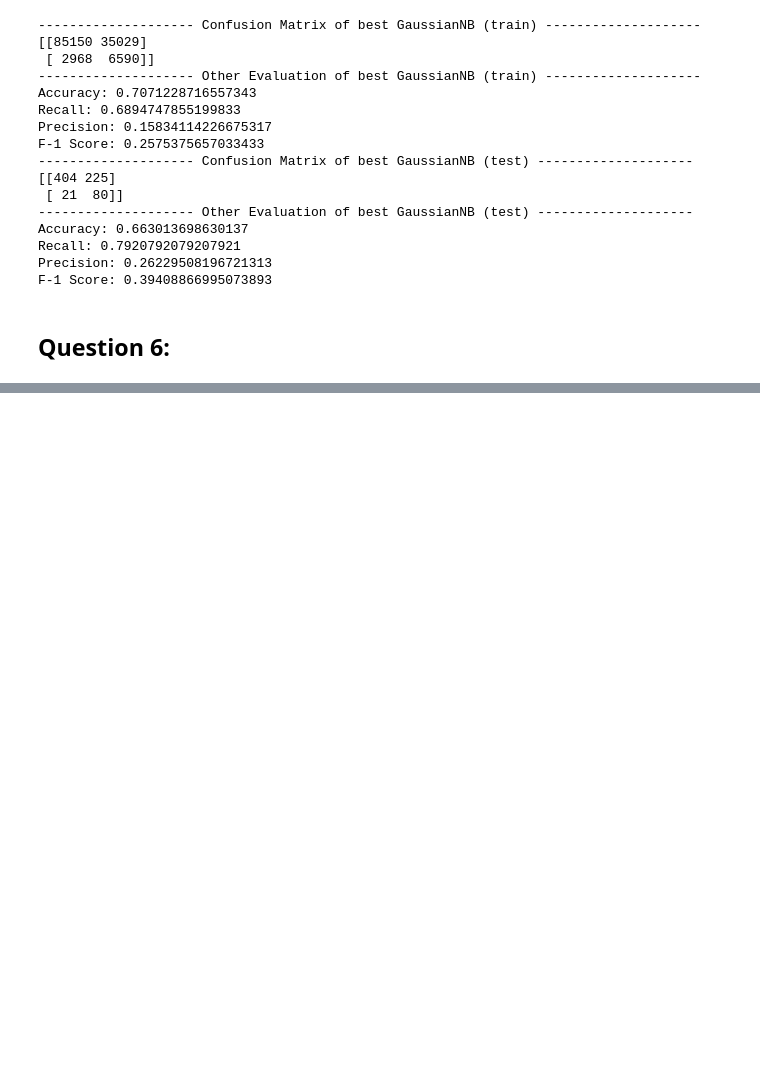
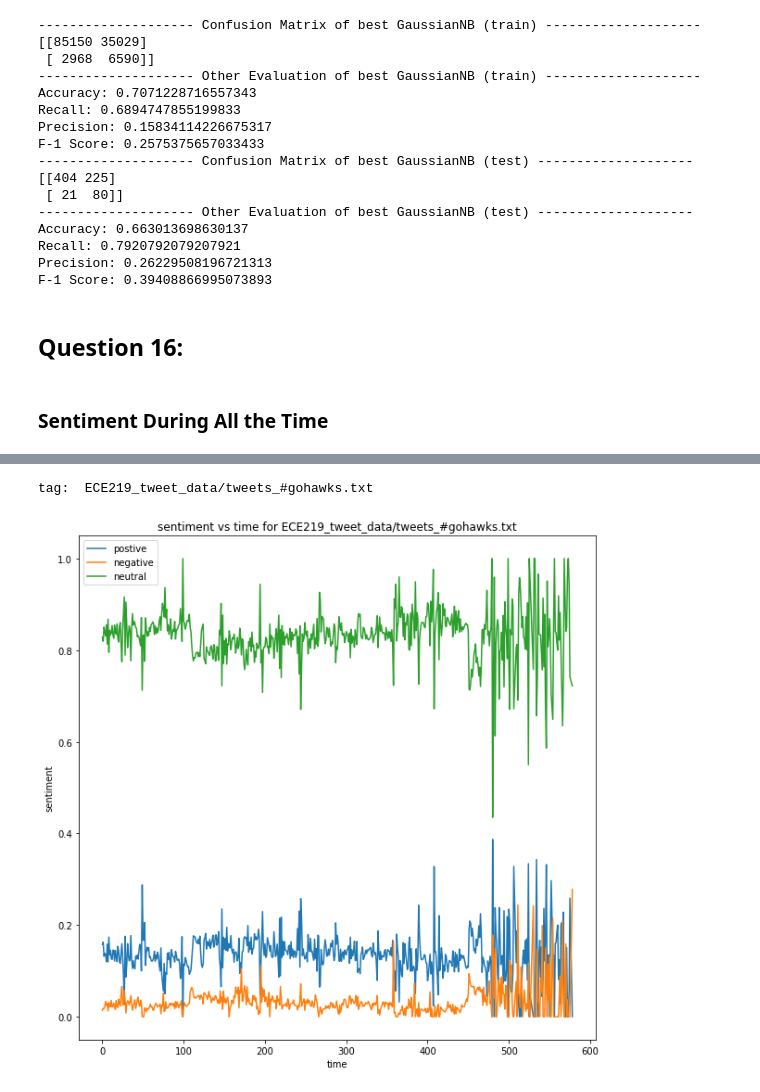
Before and after one commit to Shuyifan/ECE-219-Large-Scale-Data-Mining-Project, a Jupyter notebook: project 5/Project 5.ipynb, the cells around one changed output, grey strips where cells are left out. Drawn from its saved outputs; the diff is of its cells as text; code cells hidden in the pictures; blank space fills up the shorter version.

Commit message:
Add question 16

```diff
--- a/project 5/Project 5.ipynb
+++ b/project 5/Project 5.ipynb
@@ -3116,4 +3116,65 @@ Recall: 0.7920792079207921
 Precision: 0.26229508196721313
 F-1 Score: 0.39408866995073893
 # %% [markdown]
-## Question 6:
+## Question 16:
+# %% [markdown]
+### Sentiment During All the Time
+# %%
+import nltk
+import math as mt
+nltk.download('vader_lexicon')
+from nltk.sentiment.vader import SentimentIntensityAnalyzer
+import matplotlib.pyplot as plt
+
+sid = SentimentIntensityAnalyzer()
+
+hashtags = ["ECE219_tweet_data/tweets_#gohawks.txt"]
+
+for tag in hashtags:
+    with open(tag, 'r') as f:
+        print ('tag: ',tag)
+
+        max_time = max_times[tag]
+        min_time = min_times[tag]
+
+        total_hours = mt.floor((max_time - min_time) / (60 * 60)) + 1
+        X = range(total_hours)
+        positive = [0.0] * total_hours
+        negative = [0.0] * total_hours
+        neutral = [0.0] * total_hours
+        count = [0] * total_hours
+
+        lines = f.readlines()
+        for line in lines:
+            json_obj = json.loads(line)
+            index = mt.floor((json_obj['citation_date'] - min_time) / (60 * 60))
+
+            title = json_obj['title']
+            ss = sid.polarity_scores(title)
+
+            positive[index] = (positive[index] * (count[index]) + ss['pos']) / (count[index] + 1)
+            negative[index] = (negative[index] * (count[index]) + ss['neg']) / (count[index] + 1)
+            neutral[index] = (neutral[index] * (count[index]) + ss['neu']) / (count[index] + 1)
+            count[index] = count[index] + 1
+
+        x_plt = list()
+        positive_nonzero = list()
+        negative_nonzero = list()
+        neutral_nonzero = list()
+        for i in range(len(count)):
+            if(count[i] != 0):
+                x_plt.append(i)
+                positive_nonzero.append(positive[i])
+                negative_nonzero.append(negative[i])
+                neutral_nonzero.append(neutral[i])
+        plt.figure(figsize=(10, 10))
+        plt.plot(x_plt, positive_nonzero)
+        plt.plot(x_plt, negative_nonzero)
+        plt.plot(x_plt, neutral_nonzero)
+
+        plt.xlabel('time')
+        plt.ylabel('sentiment')
+        plt.title('sentiment vs time for ' + tag)
+        plt.legend(labels = ['postive', 'negative', 'neutral'])
+        plt.show()
+# %% [output]
@@ -3119,0 +3184,2 @@ F-1 Score: 0.39408866995073893
+tag:  ECE219_tweet_data/tweets_#gohawks.txt
+[figure, added]
```
Also changed, not shown: parts of 13 cells of this notebook.
